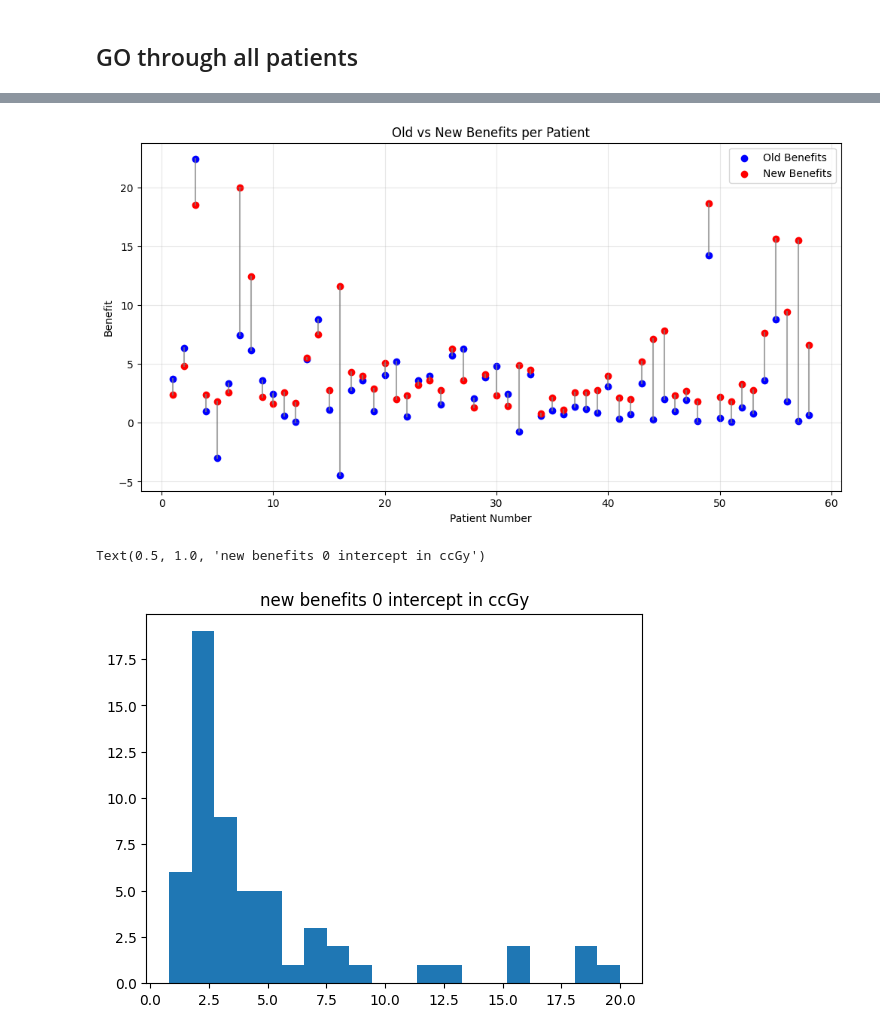
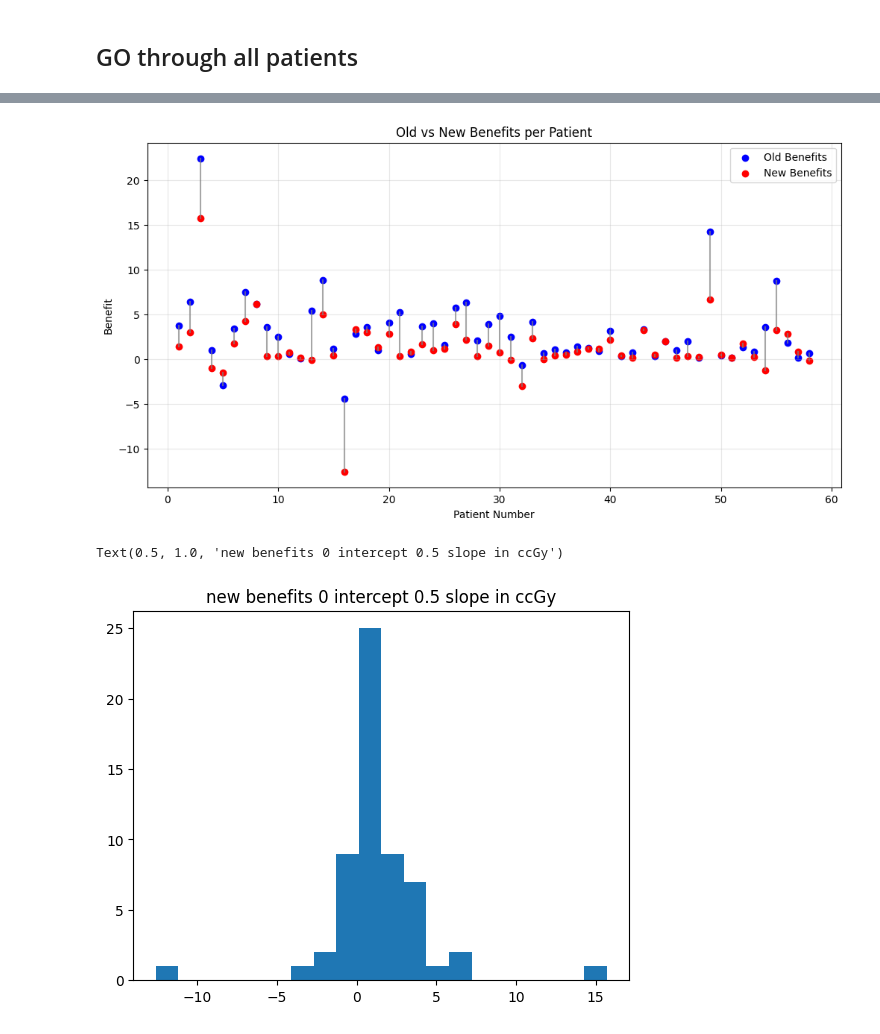
Before and after one commit to YoelPH/Overlap_adaptfx, a Jupyter notebook: new_algo_check.ipynb, the cells around one changed output, grey strips where cells are left out. Cells and saved outputs as stored; diff of their text form; code cells hidden in the pictures.

```diff
--- a/new_algo_check.ipynb
+++ b/new_algo_check.ipynb
@@ -40,7 +40,8 @@ prescribed_doses = [prescribed_dose_3, prescribed_dose_14, prescribed_dose_18, p
 ## use steepness
 # %%
 import adaptive_fractionation_overlap as af
-intercept = -0
+# intercept = -0.6605040
+intercept = 0
 slope = -0.65
 for overlap in np.array([9.08,19.79,6.02,9.45,19.59,12.62]):
     steepness = np.abs(intercept + slope * overlap)
@@ -517,10 +532,10 @@ plt.legend()
 plt.grid(True, alpha=0.3)
 plt.show()
 # %% [output]
-[figure, old version]
+[figure, new version]
 # %%
 plt.hist(new_benefits, bins = 20)
-plt.title('new benefits 0 intercept in ccGy')
+plt.title('new benefits 0 intercept 0.5 slope in ccGy')
 # %% [output]
-Text(0.5, 1.0, 'new benefits 0 intercept in ccGy')
+Text(0.5, 1.0, 'new benefits 0 intercept 0.5 slope in ccGy')
-[figure, old version]
+[figure, new version]
```
Also changed, not shown: parts of 31 cells of this notebook, 3 other files.
